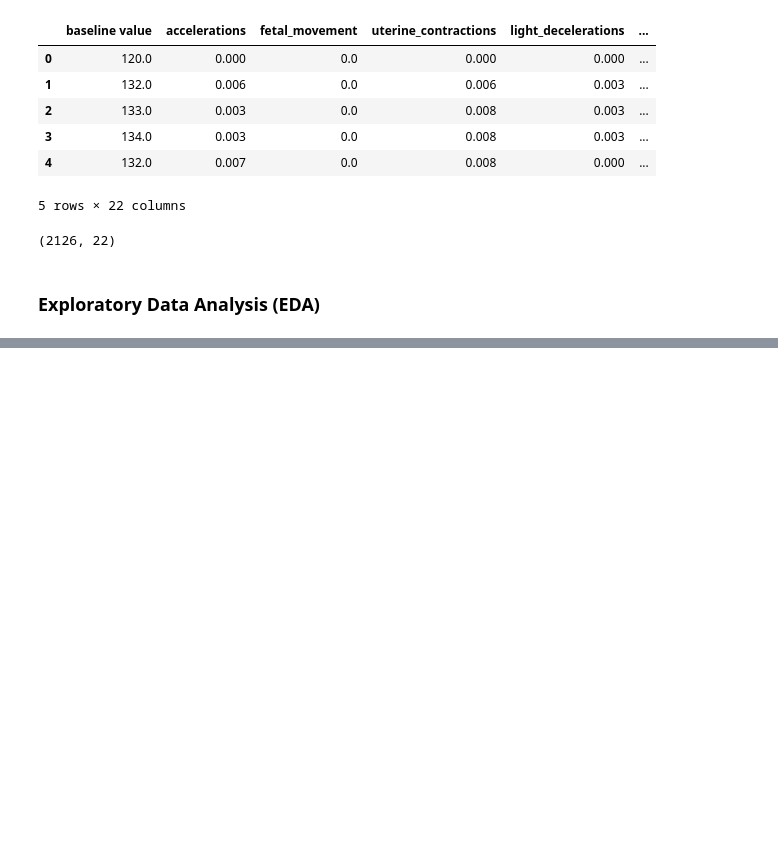
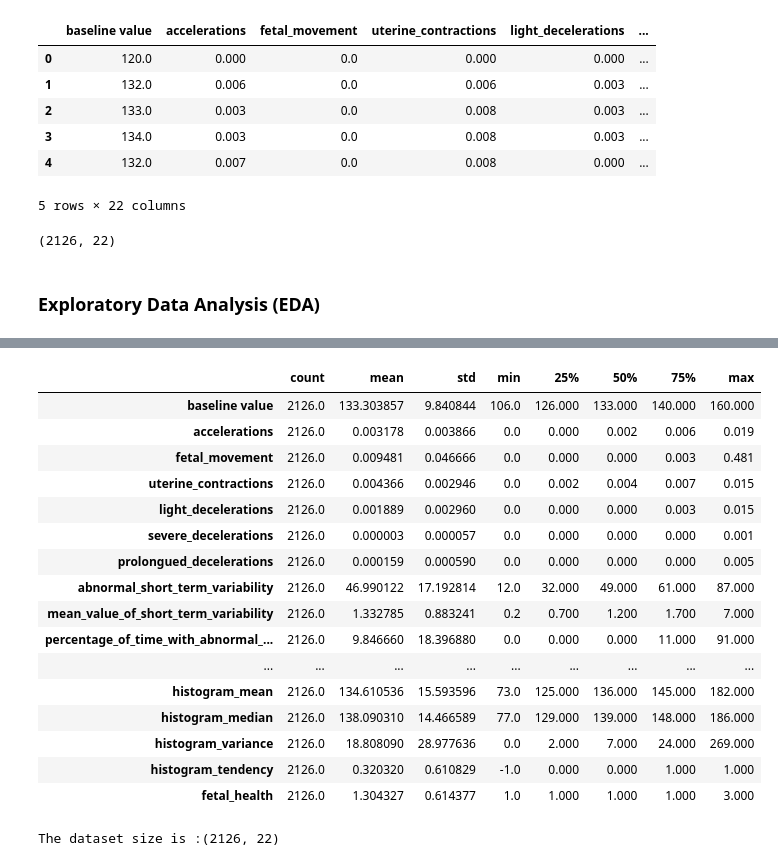
Before and after one commit to SakshyamStha/Fetal_Health_Classification, a Jupyter notebook: sg.ipynb, the cells around one changed output, grey strips where cells are left out. Cells and saved outputs as stored; diff of their text form; code cells hidden in the pictures; blank space fills up the shorter version.

```diff
--- a/sg.ipynb
+++ b/sg.ipynb
@@ -35,0 +51,24 @@ fetal_data.shape
+# %%
+fetal_data.describe().T
+# %% [output]
+|  | count | mean | std | min | 25% | 50% | 75% | max |
+| baseline value | 2126.0 | 133.303857 | 9.840844 | 106.0 | 126.000 | 133.000 | 140.000 | 160.000 |
+| accelerations | 2126.0 | 0.003178 | 0.003866 | 0.0 | 0.000 | 0.002 | 0.006 | 0.019 |
+| fetal_movement | 2126.0 | 0.009481 | 0.046666 | 0.0 | 0.000 | 0.000 | 0.003 | 0.481 |
+| uterine_contractions | 2126.0 | 0.004366 | 0.002946 | 0.0 | 0.002 | 0.004 | 0.007 | 0.015 |
+| light_decelerations | 2126.0 | 0.001889 | 0.002960 | 0.0 | 0.000 | 0.000 | 0.003 | 0.015 |
+| severe_decelerations | 2126.0 | 0.000003 | 0.000057 | 0.0 | 0.000 | 0.000 | 0.000 | 0.001 |
+| prolongued_decelerations | 2126.0 | 0.000159 | 0.000590 | 0.0 | 0.000 | 0.000 | 0.000 | 0.005 |
+| abnormal_short_term_variability | 2126.0 | 46.990122 | 17.192814 | 12.0 | 32.000 | 49.000 | 61.000 | 87.000 |
+| mean_value_of_short_term_variability | 2126.0 | 1.332785 | 0.883241 | 0.2 | 0.700 | 1.200 | 1.700 | 7.000 |
+| percentage_of_time_with_abnormal_... | 2126.0 | 9.846660 | 18.396880 | 0.0 | 0.000 | 0.000 | 11.000 | 91.000 |
+| ... | ... | ... | ... | ... | ... | ... | ... | ... |
+| histogram_mean | 2126.0 | 134.610536 | 15.593596 | 73.0 | 125.000 | 136.000 | 145.000 | 182.000 |
+| histogram_median | 2126.0 | 138.090310 | 14.466589 | 77.0 | 129.000 | 139.000 | 148.000 | 186.000 |
+| histogram_variance | 2126.0 | 18.808090 | 28.977636 | 0.0 | 2.000 | 7.000 | 24.000 | 269.000 |
+| histogram_tendency | 2126.0 | 0.320320 | 0.610829 | -1.0 | 0.000 | 0.000 | 1.000 | 1.000 |
+| fetal_health | 2126.0 | 1.304327 | 0.614377 | 1.0 | 1.000 | 1.000 | 1.000 | 3.000 |
+# %%
+print (f"The dataset size is :{fetal_data.shape}")
+# %% [output]
+The dataset size is :(2126, 22)
```
Also changed, not shown: parts of 8 cells of this notebook.
